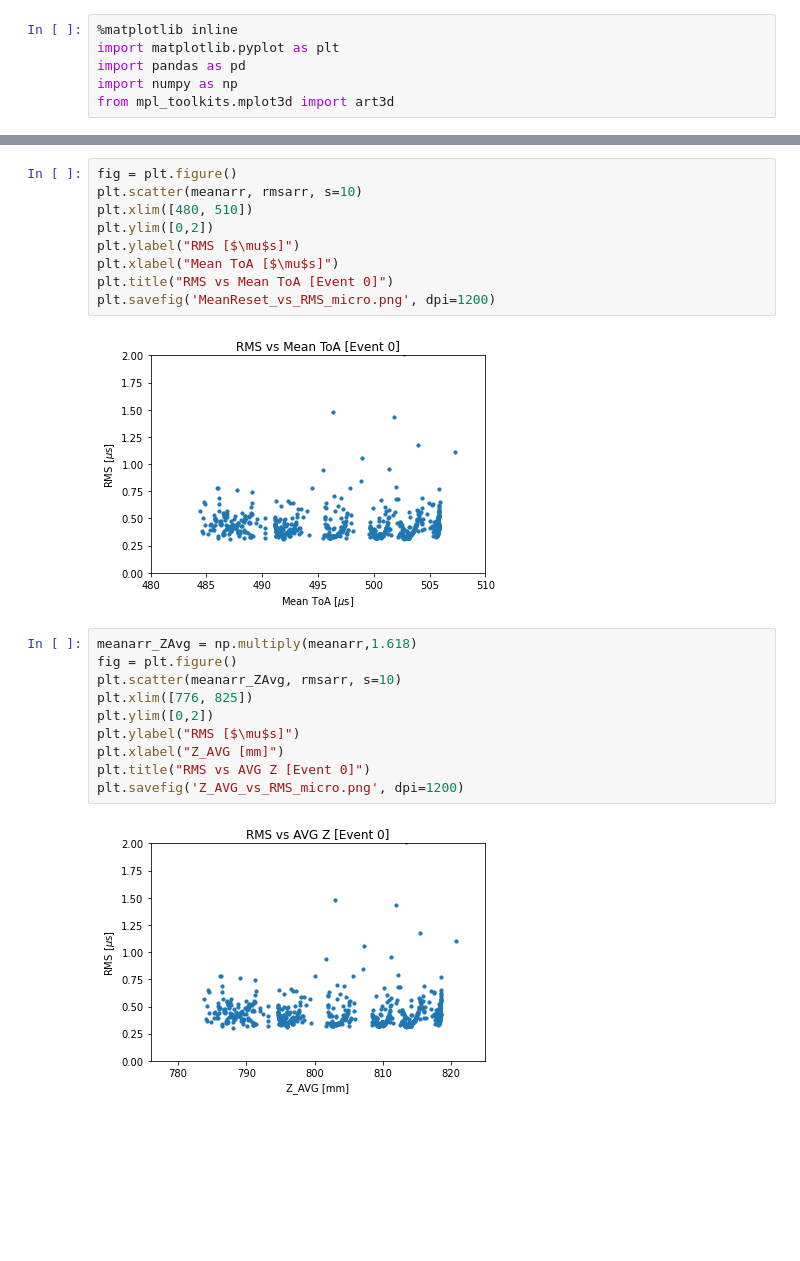
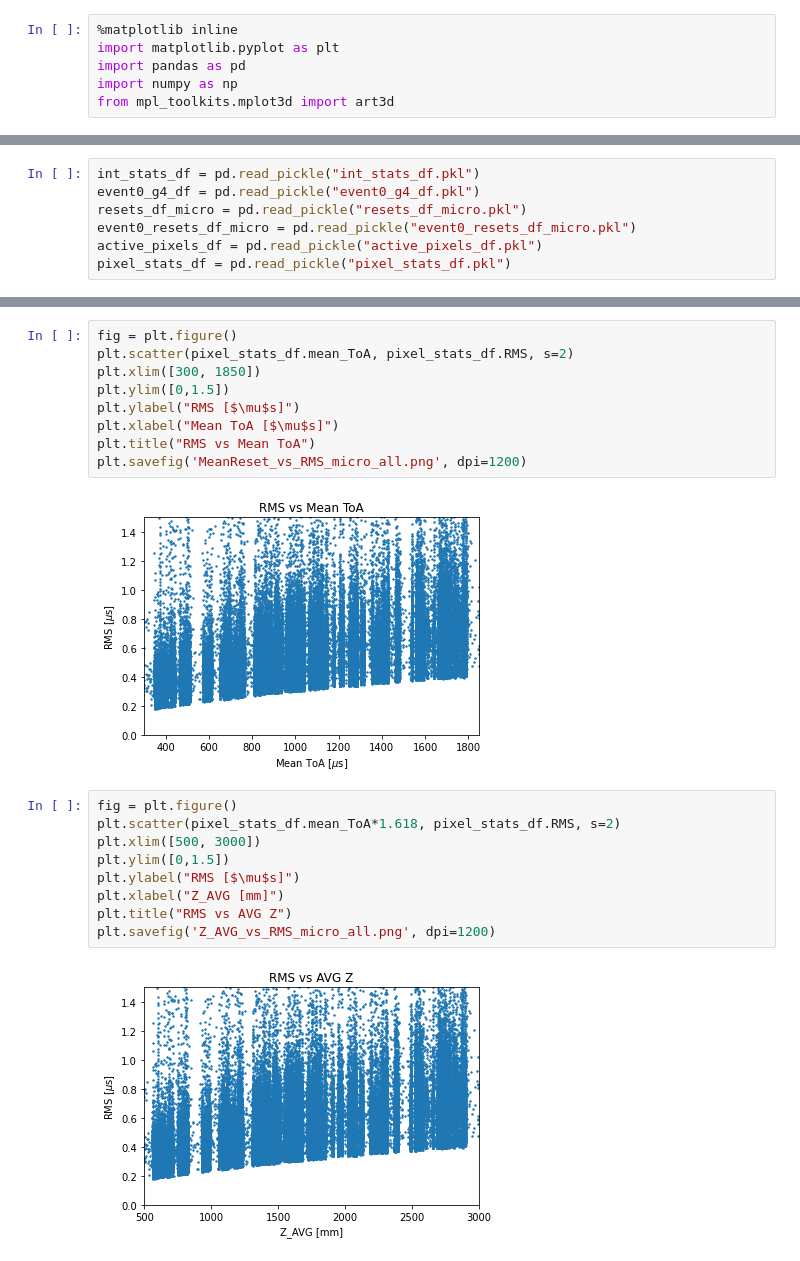
Before and after one commit to Eikenbcr/DUNE, a Jupyter notebook: Warmup/PyMacros/Warmup_Pandas.ipynb, the cells around one changed output, grey strips where cells are left out. Cells and saved outputs as stored; diff of their text form; blank space fills up the shorter version.

```diff
--- a/Warmup/PyMacros/Warmup_Pandas.ipynb
+++ b/Warmup/PyMacros/Warmup_Pandas.ipynb
@@ -25,2 +7,9 @@ int_position['zi_muon']=pd.Series(zi_muon)
+# %%
+int_stats_df = pd.read_pickle("int_stats_df.pkl")
+event0_g4_df = pd.read_pickle("event0_g4_df.pkl")
+resets_df_micro = pd.read_pickle("resets_df_micro.pkl")
+event0_resets_df_micro = pd.read_pickle("event0_resets_df_micro.pkl")
+active_pixels_df = pd.read_pickle("active_pixels_df.pkl")
+pixel_stats_df = pd.read_pickle("pixel_stats_df.pkl")
 # %%
 fig, axes = plt.subplots(1, 3, figsize=(20,5))
@@ -148,23 +117,22 @@ for m in range(len(pix_x)):
 # %%
 fig = plt.figure()
-plt.scatter(meanarr, rmsarr, s=10)
-plt.xlim([480, 510])
-plt.ylim([0,2])
+plt.scatter(pixel_stats_df.mean_ToA, pixel_stats_df.RMS, s=2)
+plt.xlim([300, 1850])
+plt.ylim([0,1.5])
 plt.ylabel("RMS [$\mu$s]")
 plt.xlabel("Mean ToA [$\mu$s]")
-plt.title("RMS vs Mean ToA [Event 0]")
-plt.savefig('MeanReset_vs_RMS_micro.png', dpi=1200)
+plt.title("RMS vs Mean ToA")
+plt.savefig('MeanReset_vs_RMS_micro_all.png', dpi=1200)
 # %% [output]
-[figure, old version]
+[figure, new version]
 # %%
-meanarr_ZAvg = np.multiply(meanarr,1.618)
 fig = plt.figure()
-plt.scatter(meanarr_ZAvg, rmsarr, s=10)
-plt.xlim([776, 825])
-plt.ylim([0,2])
+plt.scatter(pixel_stats_df.mean_ToA*1.618, pixel_stats_df.RMS, s=2)
+plt.xlim([500, 3000])
+plt.ylim([0,1.5])
 plt.ylabel("RMS [$\mu$s]")
 plt.xlabel("Z_AVG [mm]")
-plt.title("RMS vs AVG Z [Event 0]")
-plt.savefig('Z_AVG_vs_RMS_micro.png', dpi=1200)
+plt.title("RMS vs AVG Z")
+plt.savefig('Z_AVG_vs_RMS_micro_all.png', dpi=1200)
 # %% [output]
-[figure, old version]
+[figure, new version]
```
Also changed, not shown: parts of 14 cells of this notebook, 10 other files.
